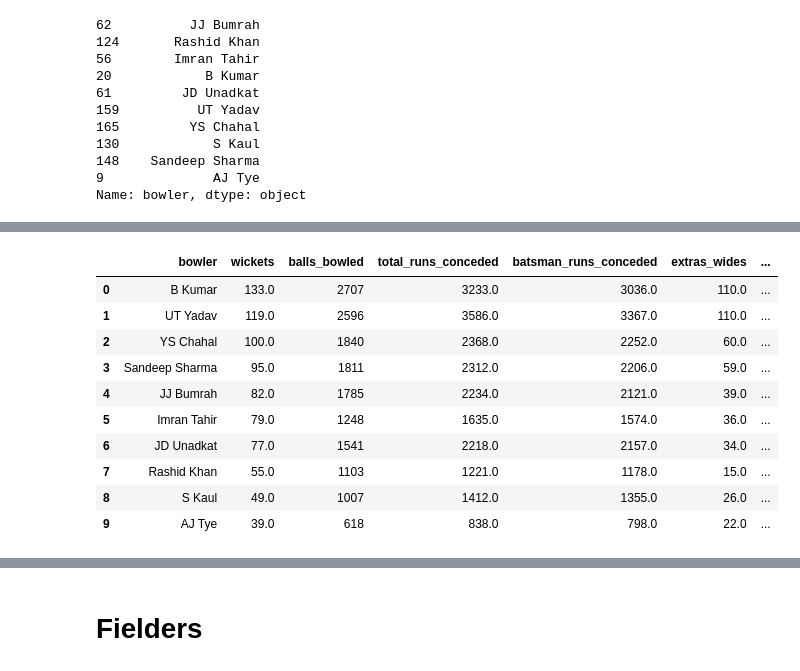
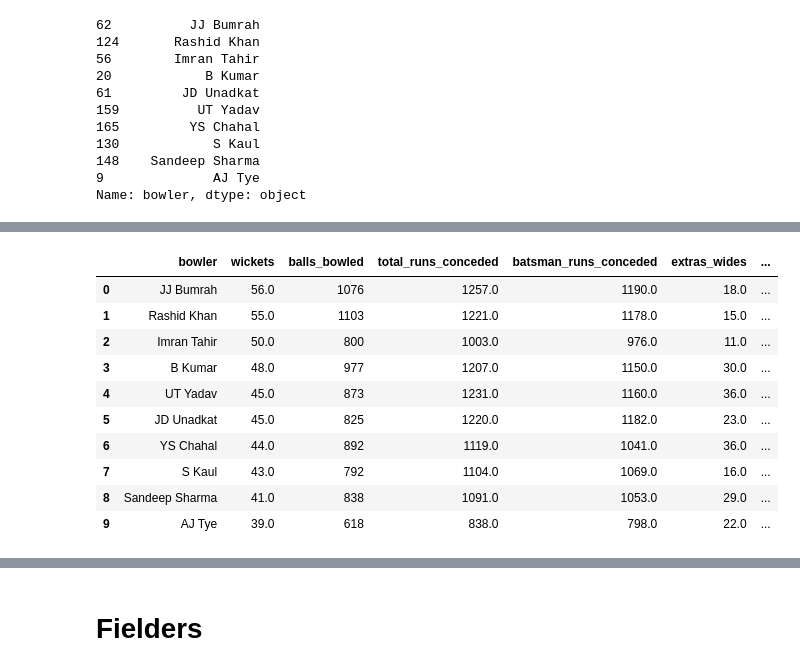
Before and after one commit to ravi-gopalan/ipl_analysis, a Jupyter notebook: ipl_analysis_v3.ipynb, the cells around one changed output, grey strips where cells are left out. Saved outputs shown, nothing was run; the diff lists cells and outputs as text; code cells hidden in the pictures.

```diff
--- a/ipl_analysis_v3.ipynb
+++ b/ipl_analysis_v3.ipynb
@@ -2578,35 +2553,35 @@ pandas.core.series.Series
 # %%
-df_top_bowler_comparison_last_3_years = df_bowler_seasonal_stats.groupby('bowler',as_index=False)['wickets','balls_bowled','total_runs_conceded','batsman_runs_conceded',\
+df_top_bowler_comparison_last_3_years = df_bowler_seasonal_stats.query('season == 2017 | season == 2018 |season == 2019').groupby('bowler',as_index=False)['wickets','balls_bowled','total_runs_conceded','batsman_runs_conceded',\
                                                                                      'extras_wides','extras_noballs','extras_byes','extras_legbyes',\
                                                                                      'wicket_haul_6','wicket_haul_5','wicket_haul_4','wicket_haul_3',\
                                                                                      'wicket_haul_2','wicket_haul_1','wicket_haul_0',\
                                                                                      'dot_balls_bowled','1_run_balls_bowled', '2_run_balls_bowled', '3_run_balls_bowled',\
                                                                                      '4_run_balls_bowled', '5_run_balls_bowled', '6_run_balls_bowled',\
                                                                                      ].sum().query('bowler in @top_bowlers_last_3_years')
 
 df_top_bowler_comparison_last_3_years['bowler_economy_rate'] = df_top_bowler_comparison_last_3_years.apply(lambda row: calc_bowling_economy_rate(row),axis=1)
 df_top_bowler_comparison_last_3_years['bowler_strike_rate'] = df_top_bowler_comparison_last_3_years.apply(lambda row: calc_bowling_strike_rate(row),axis=1)
 df_top_bowler_comparison_last_3_years['bowler_wicket_rate'] = df_top_bowler_comparison_last_3_years.apply(lambda row: calc_balls_per_wicket(row),axis=1)
 
 df_top_bowler_comparison_last_3_years['bowler_boundary_rate'] = df_top_bowler_comparison_last_3_years.apply(lambda row: calc_bowling_boundary_rate(row),axis=1)
 df_top_bowler_comparison_last_3_years['bowler_farming_rate'] = df_top_bowler_comparison_last_3_years.apply(lambda row: calc_bowling_farming_rate(row),axis=1)
 df_top_bowler_comparison_last_3_years['bowler_dot_rate'] = df_top_bowler_comparison_last_3_years.apply(lambda row: calc_bowling_dot_rate(row),axis=1)
 
 
 df_top_bowler_comparison_last_3_years = df_top_bowler_comparison_last_3_years.sort_values(by=['wickets','balls_bowled','total_runs_conceded',\
                                                                     'wicket_haul_6','wicket_haul_5','wicket_haul_4'],\
                                                                 ascending=False).reset_index(drop=True)
 
 df_top_bowler_comparison_last_3_years
 # %% [output]
 |  | bowler | wickets | balls_bowled | total_runs_conceded | batsman_runs_conceded | extras_wides | ... |
-| 0 | B Kumar | 133.0 | 2707 | 3233.0 | 3036.0 | 110.0 | ... |
-| 1 | UT Yadav | 119.0 | 2596 | 3586.0 | 3367.0 | 110.0 | ... |
-| 2 | YS Chahal | 100.0 | 1840 | 2368.0 | 2252.0 | 60.0 | ... |
-| 3 | Sandeep Sharma | 95.0 | 1811 | 2312.0 | 2206.0 | 59.0 | ... |
-| 4 | JJ Bumrah | 82.0 | 1785 | 2234.0 | 2121.0 | 39.0 | ... |
-| 5 | Imran Tahir | 79.0 | 1248 | 1635.0 | 1574.0 | 36.0 | ... |
-| 6 | JD Unadkat | 77.0 | 1541 | 2218.0 | 2157.0 | 34.0 | ... |
-| 7 | Rashid Khan | 55.0 | 1103 | 1221.0 | 1178.0 | 15.0 | ... |
-| 8 | S Kaul | 49.0 | 1007 | 1412.0 | 1355.0 | 26.0 | ... |
+| 0 | JJ Bumrah | 56.0 | 1076 | 1257.0 | 1190.0 | 18.0 | ... |
+| 1 | Rashid Khan | 55.0 | 1103 | 1221.0 | 1178.0 | 15.0 | ... |
+| 2 | Imran Tahir | 50.0 | 800 | 1003.0 | 976.0 | 11.0 | ... |
+| 3 | B Kumar | 48.0 | 977 | 1207.0 | 1150.0 | 30.0 | ... |
+| 4 | UT Yadav | 45.0 | 873 | 1231.0 | 1160.0 | 36.0 | ... |
+| 5 | JD Unadkat | 45.0 | 825 | 1220.0 | 1182.0 | 23.0 | ... |
+| 6 | YS Chahal | 44.0 | 892 | 1119.0 | 1041.0 | 36.0 | ... |
+| 7 | S Kaul | 43.0 | 792 | 1104.0 | 1069.0 | 16.0 | ... |
+| 8 | Sandeep Sharma | 41.0 | 838 | 1091.0 | 1053.0 | 29.0 | ... |
 | 9 | AJ Tye | 39.0 | 618 | 838.0 | 798.0 | 22.0 | ... |
```
Also changed, not shown: parts of 34 cells of this notebook.
